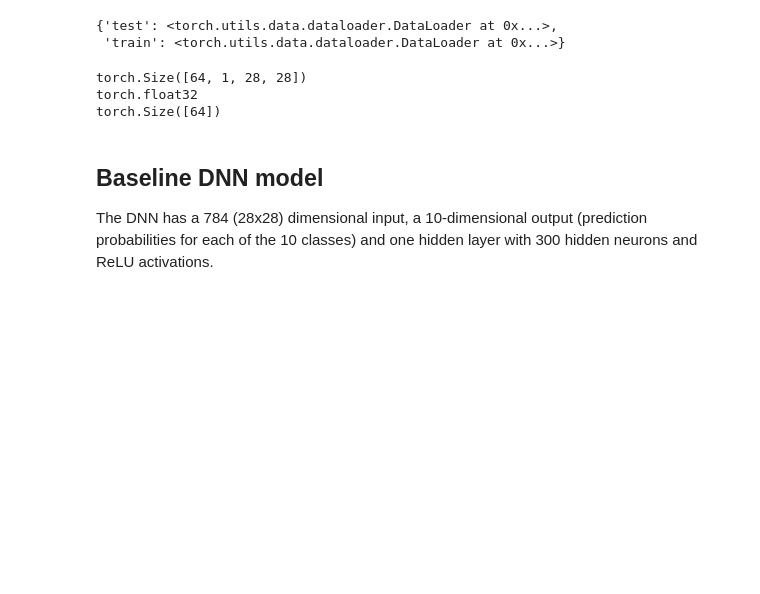
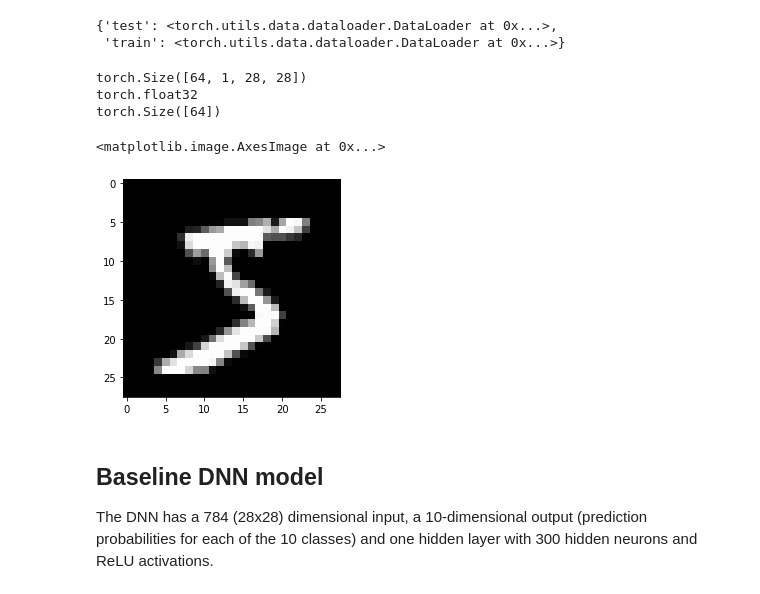
Before and after one commit to yeb2Binfang/ECE-GY-9163-ML-cyber, a Jupyter notebook: Lab/MLSec_Lab2.ipynb, the cells around one changed output. Cells and saved outputs as stored; diff of their text form; code cells hidden in the pictures; blank space fills up the shorter version.

```diff
--- a/Lab/MLSec_Lab2.ipynb
+++ b/Lab/MLSec_Lab2.ipynb
@@ -136,14 +120,17 @@ loaders
 # %%
 dataiter = iter(loaders['train'])
 images, labels = dataiter.next()
 
 print(images.shape)
 print(images.dtype)
 print(labels.shape)
+plt.imshow(images[0].squeeze(), cmap="gray")
 # %% [output]
 torch.Size([64, 1, 28, 28])
 torch.float32
 torch.Size([64])
+<matplotlib.image.AxesImage at 0x...>
+[figure, added]
 # %% [markdown]
 ## Baseline DNN model
 The DNN has a 784 (28x28) dimensional input, a 10-dimensional output (prediction probabilities for each of the 10 classes) and one hidden layer with 300 hidden neurons and ReLU activations.
```
Also changed, not shown: parts of 22 cells of this notebook.
